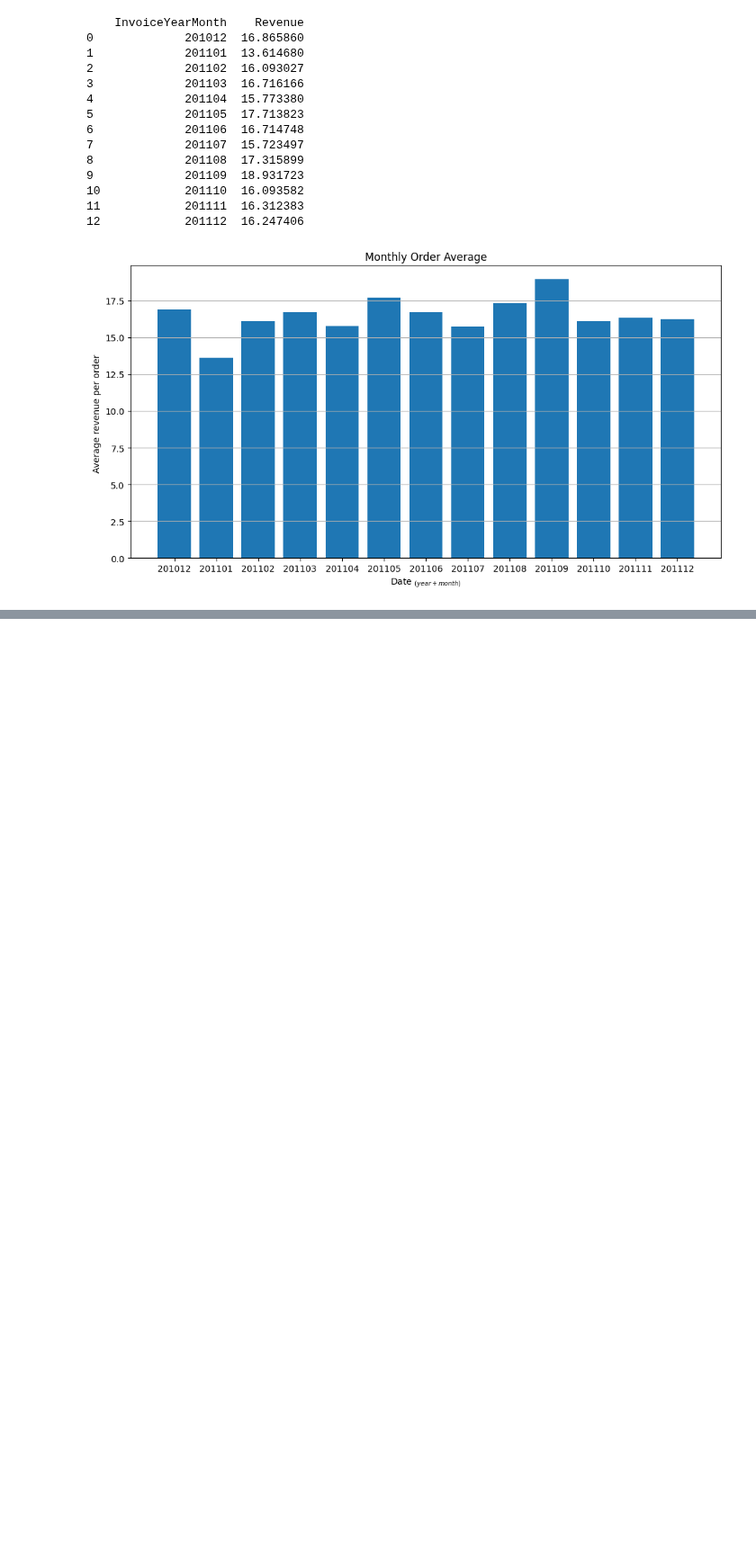
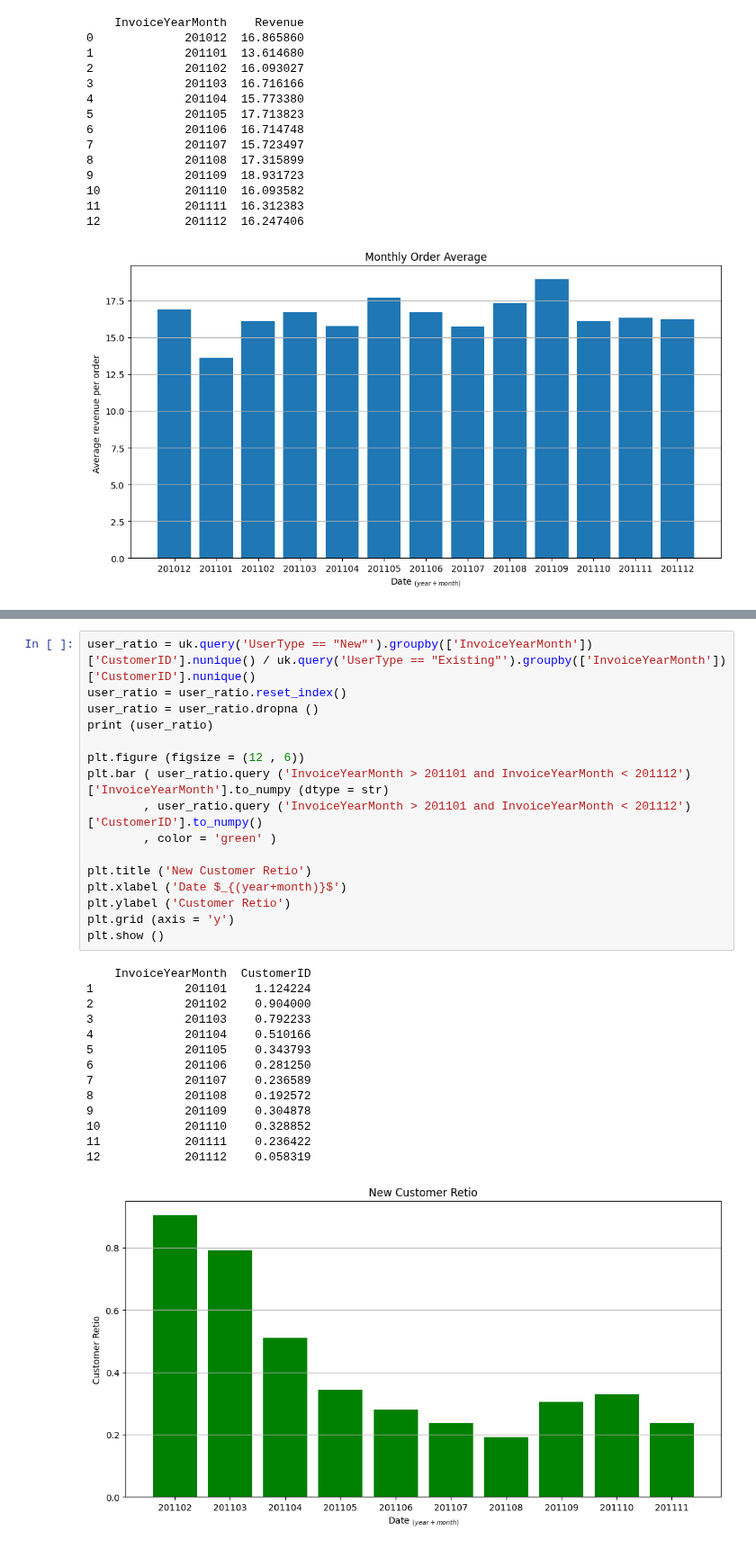
Before and after one commit to TaRa1999R/Data_Science, a Jupyter notebook: assignment39/1_online_retai.ipynb, the cells around one changed output, grey strips where cells are left out. Shown at 90% size. Drawn from its saved outputs; the diff is of its cells as text; blank space fills up the shorter version.

```diff
--- a/assignment39/1_online_retai.ipynb
+++ b/assignment39/1_online_retai.ipynb
@@ -217,0 +218,31 @@ plt.show ()
+# %%
+user_ratio = uk.query('UserType == "New"').groupby(['InvoiceYearMonth'])['CustomerID'].nunique() / uk.query('UserType == "Existing"').groupby(['InvoiceYearMonth'])['CustomerID'].nunique()
+user_ratio = user_ratio.reset_index()
+user_ratio = user_ratio.dropna ()
+print (user_ratio)
+
+plt.figure (figsize = (12 , 6))
+plt.bar ( user_ratio.query ('InvoiceYearMonth > 201101 and InvoiceYearMonth < 201112')['InvoiceYearMonth'].to_numpy (dtype = str)
+        , user_ratio.query ('InvoiceYearMonth > 201101 and InvoiceYearMonth < 201112')['CustomerID'].to_numpy()
+        , color = 'green' )
+
+plt.title ('New Customer Retio')
+plt.xlabel ('Date $_{(year+month)}$')
+plt.ylabel ('Customer Retio')
+plt.grid (axis = 'y')
+plt.show ()
+# %% [output]
+    InvoiceYearMonth  CustomerID
+1             201101    1.124224
+2             201102    0.904000
+3             201103    0.792233
+4             201104    0.510166
+5             201105    0.343793
+6             201106    0.281250
+7             201107    0.236589
+8             201108    0.192572
+9             201109    0.304878
+10            201110    0.328852
+11            201111    0.236422
+12            201112    0.058319
+[figure, added]
```
Also changed, not shown: parts of 1 cell of this notebook.
